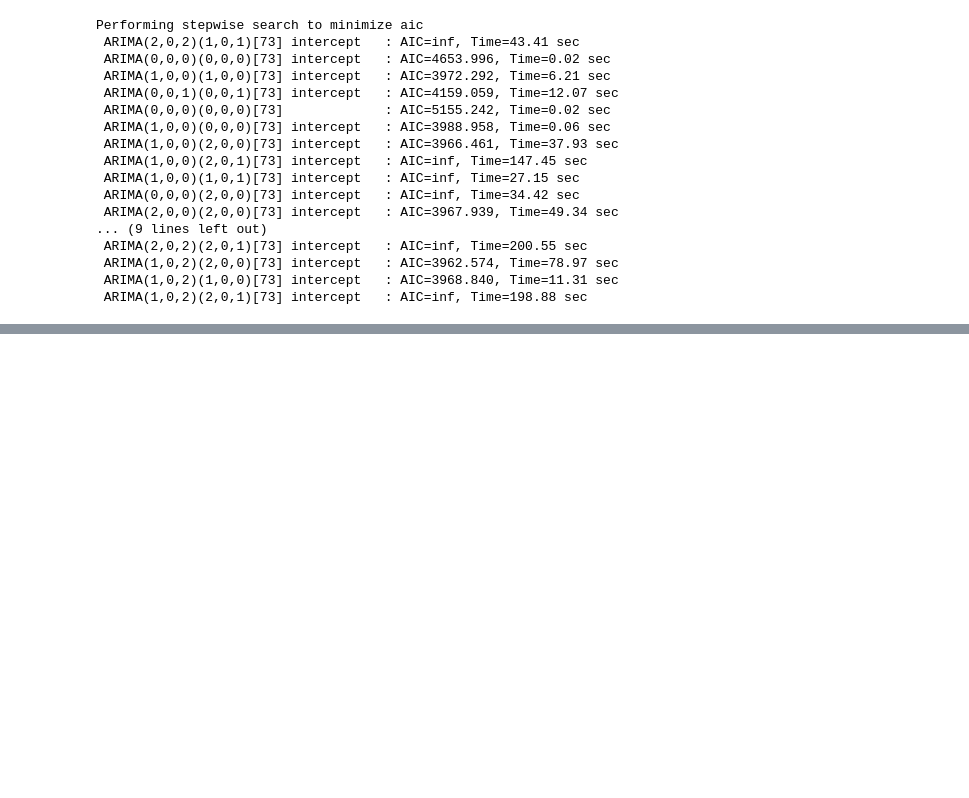
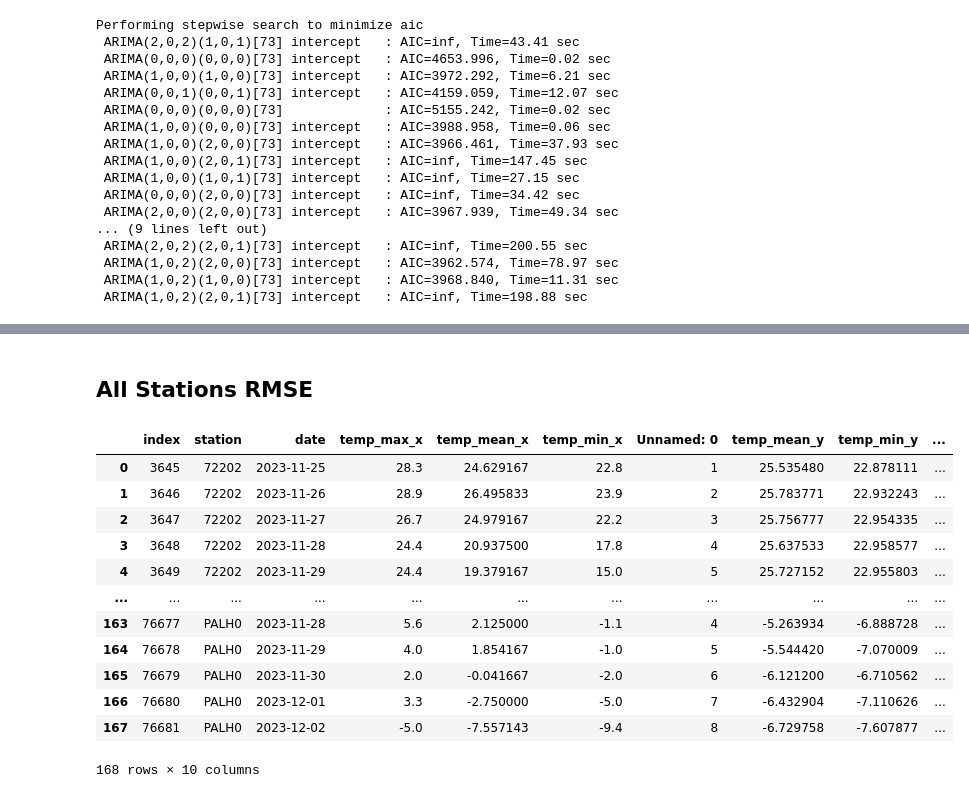
Before and after one commit to mb208/604Final, a Jupyter notebook: notebooks/ARIMA.ipynb, the cells around one changed output, grey strips where cells are left out. Drawn from its saved outputs; the diff is of its cells as text; code cells hidden in the pictures; blank space fills up the shorter version.

```diff
--- a/notebooks/ARIMA.ipynb
+++ b/notebooks/ARIMA.ipynb
@@ -513,0 +531,29 @@ rmse
+# %% [markdown]
+## All Stations RMSE
+# %%
+data = pd.read_csv('/Users/Bakso/Documents/git/604Final/data/daily_data.csv')
+data.dropna(inplace = True)
+data['date'] = pd.to_datetime(data['date'])
+start_test_date = pd.to_datetime('2023-11-25')
+test_data = data[(pd.to_datetime(data['date']) >= start_test_date)].reset_index()
+test_data = test_data.drop(columns = ['rainfall', 'snow'])
+
+predictions = pd.read_csv('/Users/Bakso/Documents/git/604Final/models/arima/ARIMA_test_predictions.csv')
+predictions['date'] = pd.to_datetime(predictions['date'])
+# %%
+df = test_data.merge(predictions, on = ['station', 'date'])
+df
+# %% [output]
+|  | index | station | date | temp_max_x | temp_mean_x | temp_min_x | Unnamed: 0 | temp_mean_y | temp_min_y | ... |
+| 0 | 3645 | 72202 | 2023-11-25 | 28.3 | 24.629167 | 22.8 | 1 | 25.535480 | 22.878111 | ... |
+| 1 | 3646 | 72202 | 2023-11-26 | 28.9 | 26.495833 | 23.9 | 2 | 25.783771 | 22.932243 | ... |
+| 2 | 3647 | 72202 | 2023-11-27 | 26.7 | 24.979167 | 22.2 | 3 | 25.756777 | 22.954335 | ... |
+| 3 | 3648 | 72202 | 2023-11-28 | 24.4 | 20.937500 | 17.8 | 4 | 25.637533 | 22.958577 | ... |
+| 4 | 3649 | 72202 | 2023-11-29 | 24.4 | 19.379167 | 15.0 | 5 | 25.727152 | 22.955803 | ... |
+| ... | ... | ... | ... | ... | ... | ... | ... | ... | ... | ... |
+| 163 | 76677 | PALH0 | 2023-11-28 | 5.6 | 2.125000 | -1.1 | 4 | -5.263934 | -6.888728 | ... |
+| 164 | 76678 | PALH0 | 2023-11-29 | 4.0 | 1.854167 | -1.0 | 5 | -5.544420 | -7.070009 | ... |
+| 165 | 76679 | PALH0 | 2023-11-30 | 2.0 | -0.041667 | -2.0 | 6 | -6.121200 | -6.710562 | ... |
+| 166 | 76680 | PALH0 | 2023-12-01 | 3.3 | -2.750000 | -5.0 | 7 | -6.432904 | -7.110626 | ... |
+| 167 | 76681 | PALH0 | 2023-12-02 | -5.0 | -7.557143 | -9.4 | 8 | -6.729758 | -7.607877 | ... |
+168 rows × 10 columns
```
Also changed, not shown: parts of 17 cells of this notebook, 4 other files.
